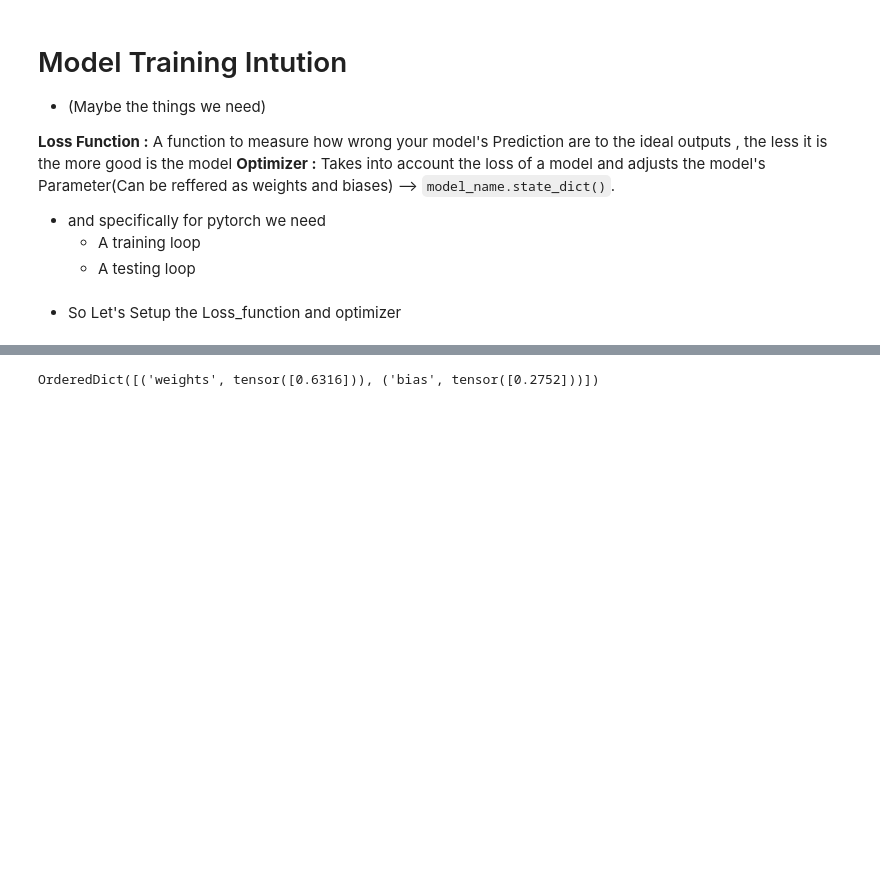
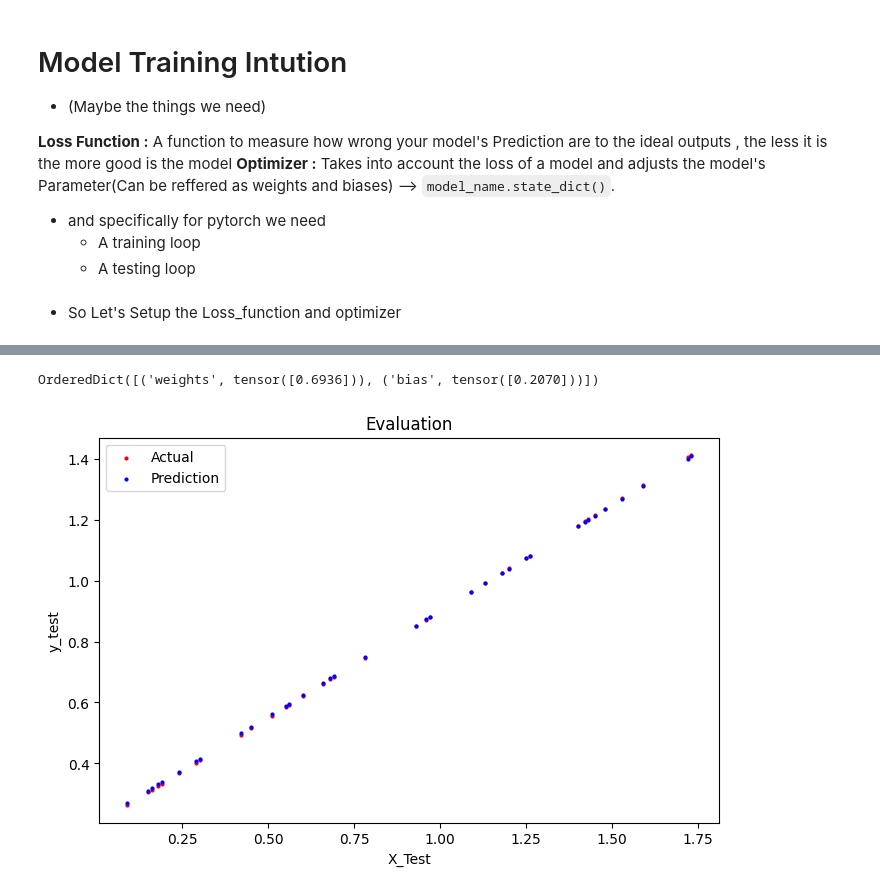
Before and after one commit to mehraj-alom/pytorch, a Jupyter notebook: 01_pytorch_workflow.ipynb, the cells around one changed output, grey strips where cells are left out. Cells and saved outputs as stored; diff of their text form; code cells hidden in the pictures; blank space fills up the shorter version.

```diff
--- a/01_pytorch_workflow.ipynb
+++ b/01_pytorch_workflow.ipynb
@@ -58,9 +58,15 @@ Length of X_test: 20
 # %%
 def visualize(x, y, label, x_label, y_label, prediction=None):
   plt.figure(figsize=(8, 5))
-  plt.scatter(x, y, c="r", s=4, label="Actual")
+  # Detach tensors from computation graph before converting to numpy
+  x_np = x.detach().numpy() if isinstance(x, torch.Tensor) and x.requires_grad else x.numpy() if isinstance(x, torch.Tensor) else x
+  y_np = y.detach().numpy() if isinstance(y, torch.Tensor) and y.requires_grad else y.numpy() if isinstance(y, torch.Tensor) else y
+
+  plt.scatter(x_np, y_np, c="r", s=4, label="Actual")
   if prediction is not None:
-    plt.scatter(x, prediction, c="b", s=4, label="Prediction")
+    # Detach prediction tensor as well
+    prediction_np = prediction.detach().numpy() if isinstance(prediction, torch.Tensor) and prediction.requires_grad else prediction.numpy() if isinstance(prediction, torch.Tensor) else prediction
+    plt.scatter(x_np, prediction_np, c="b", s=4, label="Prediction")
   plt.legend()
   plt.xlabel(x_label)
   plt.ylabel(y_label)
@@ -175,7 +181,10 @@ Adjust the model's parameters using the optimizer to minimize the calculated los
 
 ![Screenshot 2025-08-17 03.26.40.png](embedded-picture-1)
 # %%
-epochs = 10
+epochs = 60
+epoch_count = []
+loss_values = []
+test_loss_values = []
 #Loop through the data
 for epoch in range(epochs):
   model.train()
@@ -193,4 +202,15 @@ for epoch in range(epochs):
 
   #perform gradient descent
   optimizer.step()
-  #model.eval()
+
+
+  model.eval() # turns off differnt settings that not needed in testing/evaluation
+  with torch.inference_mode():
+    test_pred = model(X_test)
+    test_loss = loss_fn(test_pred,y_test)
+  if epoch % 5 == 0:
+    epoch_count.append(epoch)
+    loss_values.append(loss)
+    test_loss_values.append(test_loss)
+    print(f"Epoch : {epoch} , Loss: {loss} , Test_loss: {test_loss}")
+    print(model.state_dict())
@@ -197,4 +235,12 @@ for epoch in range(epochs):
 # %%
 model.state_dict()
 # %% [output]
-OrderedDict([('weights', tensor([0.6316])), ('bias', tensor([0.2752]))])
+OrderedDict([('weights', tensor([0.6936])), ('bias', tensor([0.2070]))])
+# %%
+with torch.inference_mode():
+  y_pred_trained = model(X_test) # Generate predictions using the trained model
+visualize(X_test,y_test,"Evaluation","X_Test","y_test",y_pred_trained)
+
+## Compare with the previous test result
+# %% [output]
+[figure, added]
```
Also changed, not shown: parts of 7 cells of this notebook.
